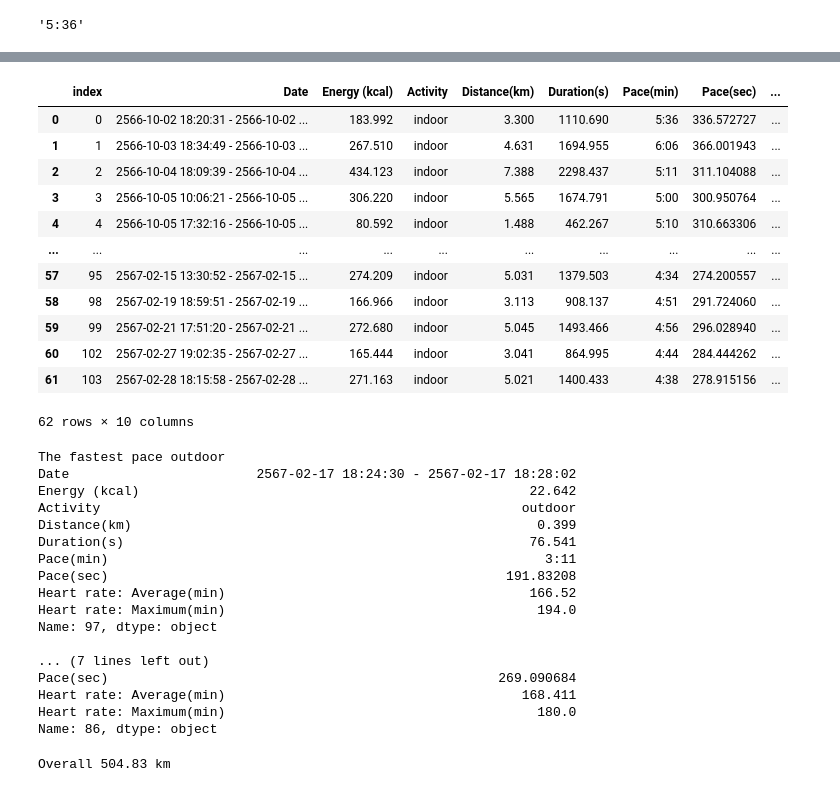
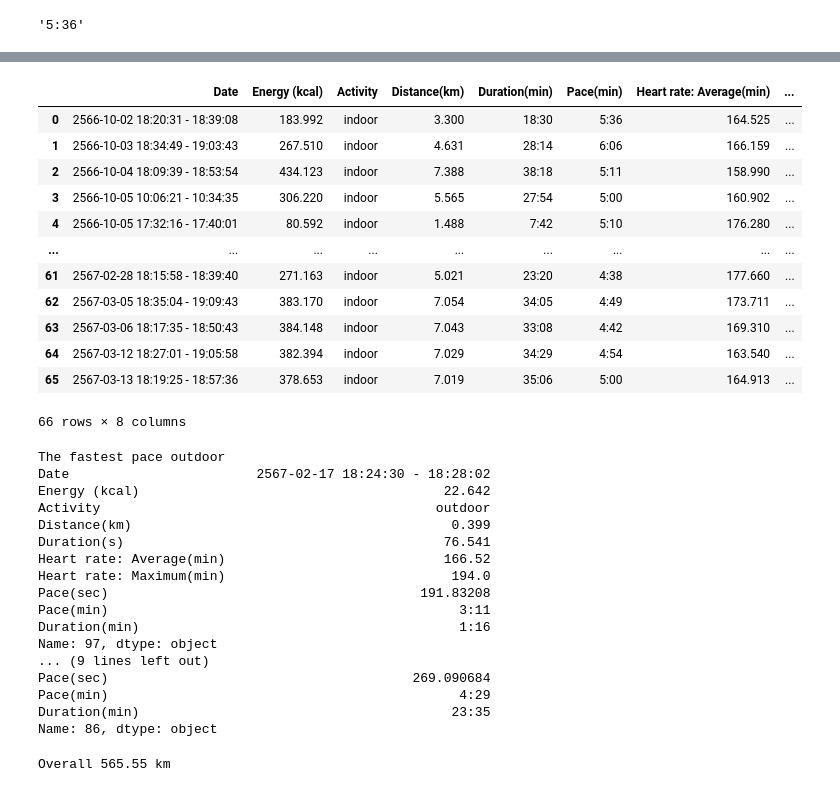
Before and after one commit to JFKongphop/running-analysis, a Jupyter notebook: index.ipynb, the cells around one changed output, grey strips where cells are left out. Saved outputs shown, nothing was run; the diff lists cells and outputs as text; code cells hidden in the pictures.

```diff
--- a/index.ipynb
+++ b/index.ipynb
@@ -57,9 +67,6 @@ df = pd.concat(
   map(pd.read_csv, runningcsv_files),
   ignore_index=True
 )
-
-df['Date'].apply(edit_date_format)
-
 
 rename_column(df, 'Active energy burned(kcal)', 'Energy (kcal)')
 rename_column(df, 'Heart rate: Average(count/min)', 'Heart rate: Average(min)')
@@ -82,14 +89,14 @@ drop_columns = [
 for column in drop_columns:
   drop_column(df, column)
 
-
 df['Pace(sec)'] = df['Duration(s)'] / df['Distance(km)']
 df['Pace(min)'] = df['Pace(sec)'].apply(sec_to_min)
 df['Activity'] = df['Activity'].apply(convert_activity)
+df['Date'] = df['Date'].apply(edit_date_format)
+df['Duration(min)'] = df['Duration(s)'].apply(sec_to_min)
 
+column_order = ['Date', 'Energy (kcal)', 'Activity', 'Distance(km)', 'Duration(min)', 'Pace(min)', 'Heart rate: Average(min)', 'Heart rate: Maximum(min)']
+d = df[column_order]
 
-column_order = ['Date', 'Energy (kcal)', 'Activity', 'Distance(km)',  'Duration(s)', 'Pace(min)', 'Pace(sec)', 'Heart rate: Average(min)', 'Heart rate: Maximum(min)']
-df = df[column_order]
-
-df
+d
 # %% [output]
@@ -133,20 +140,20 @@ outdoor.reset_index()
 # %%
 indoor = filter_value(df, 'Activity', 'indoor')
-indoor.reset_index()
+indoor.reset_index()[column_order]
 # %% [output]
-|  | index | Date | Energy (kcal) | Activity | Distance(km) | Duration(s) | Pace(min) | Pace(sec) | ... |
-| 0 | 0 | 2566-10-02 18:20:31 - 2566-10-02 ... | 183.992 | indoor | 3.300 | 1110.690 | 5:36 | 336.572727 | ... |
-| 1 | 1 | 2566-10-03 18:34:49 - 2566-10-03 ... | 267.510 | indoor | 4.631 | 1694.955 | 6:06 | 366.001943 | ... |
-| 2 | 2 | 2566-10-04 18:09:39 - 2566-10-04 ... | 434.123 | indoor | 7.388 | 2298.437 | 5:11 | 311.104088 | ... |
-| 3 | 3 | 2566-10-05 10:06:21 - 2566-10-05 ... | 306.220 | indoor | 5.565 | 1674.791 | 5:00 | 300.950764 | ... |
-| 4 | 4 | 2566-10-05 17:32:16 - 2566-10-05 ... | 80.592 | indoor | 1.488 | 462.267 | 5:10 | 310.663306 | ... |
-| ... | ... | ... | ... | ... | ... | ... | ... | ... | ... |
-| 57 | 95 | 2567-02-15 13:30:52 - 2567-02-15 ... | 274.209 | indoor | 5.031 | 1379.503 | 4:34 | 274.200557 | ... |
-| 58 | 98 | 2567-02-19 18:59:51 - 2567-02-19 ... | 166.966 | indoor | 3.113 | 908.137 | 4:51 | 291.724060 | ... |
-| 59 | 99 | 2567-02-21 17:51:20 - 2567-02-21 ... | 272.680 | indoor | 5.045 | 1493.466 | 4:56 | 296.028940 | ... |
-| 60 | 102 | 2567-02-27 19:02:35 - 2567-02-27 ... | 165.444 | indoor | 3.041 | 864.995 | 4:44 | 284.444262 | ... |
-| 61 | 103 | 2567-02-28 18:15:58 - 2567-02-28 ... | 271.163 | indoor | 5.021 | 1400.433 | 4:38 | 278.915156 | ... |
+|  | Date | Energy (kcal) | Activity | Distance(km) | Duration(min) | Pace(min) | Heart rate: Average(min) | ... |
+| 0 | 2566-10-02 18:20:31 - 18:39:08 | 183.992 | indoor | 3.300 | 18:30 | 5:36 | 164.525 | ... |
+| 1 | 2566-10-03 18:34:49 - 19:03:43 | 267.510 | indoor | 4.631 | 28:14 | 6:06 | 166.159 | ... |
+| 2 | 2566-10-04 18:09:39 - 18:53:54 | 434.123 | indoor | 7.388 | 38:18 | 5:11 | 158.990 | ... |
+| 3 | 2566-10-05 10:06:21 - 10:34:35 | 306.220 | indoor | 5.565 | 27:54 | 5:00 | 160.902 | ... |
+| 4 | 2566-10-05 17:32:16 - 17:40:01 | 80.592 | indoor | 1.488 | 7:42 | 5:10 | 176.280 | ... |
+| ... | ... | ... | ... | ... | ... | ... | ... | ... |
+| 61 | 2567-02-28 18:15:58 - 18:39:40 | 271.163 | indoor | 5.021 | 23:20 | 4:38 | 177.660 | ... |
+| 62 | 2567-03-05 18:35:04 - 19:09:43 | 383.170 | indoor | 7.054 | 34:05 | 4:49 | 173.711 | ... |
+| 63 | 2567-03-06 18:17:35 - 18:50:43 | 384.148 | indoor | 7.043 | 33:08 | 4:42 | 169.310 | ... |
+| 64 | 2567-03-12 18:27:01 - 19:05:58 | 382.394 | indoor | 7.029 | 34:29 | 4:54 | 163.540 | ... |
+| 65 | 2567-03-13 18:19:25 - 18:57:36 | 378.653 | indoor | 7.019 | 35:06 | 5:00 | 164.913 | ... |
-62 rows × 10 columns
+66 rows × 8 columns
 # %%
 def pace_table(data) -> str:
   fastest_pace = df.loc[data]
@@ -182,21 +189,21 @@ print('The fastest pace indoor')
 print(fastest_indoor_pace_table)
 # %% [output]
 The fastest pace outdoor
-Date                        2567-02-17 18:24:30 - 2567-02-17 18:28:02
-Energy (kcal)                                                  22.642
-Activity                                                      outdoor
-Distance(km)                                                    0.399
-Duration(s)                                                    76.541
-Pace(min)                                                        3:11
-Pace(sec)                                                   191.83208
-Heart rate: Average(min)                                       166.52
-Heart rate: Maximum(min)                                        194.0
+Date                        2567-02-17 18:24:30 - 18:28:02
+Energy (kcal)                                       22.642
+Activity                                           outdoor
+Distance(km)                                         0.399
+Duration(s)                                         76.541
+Heart rate: Average(min)                            166.52
+Heart rate: Maximum(min)                             194.0
+Pace(sec)                                        191.83208
+Pace(min)                                             3:11
+Duration(min)                                         1:16
 Name: 97, dtype: object
-
-... (7 lines left out)
-Pace(sec)                                                  269.090684
-Heart rate: Average(min)                                      168.411
-Heart rate: Maximum(min)                                        180.0
+... (9 lines left out)
+Pace(sec)                                       269.090684
+Pace(min)                                             4:29
+Duration(min)                                        23:35
 Name: 86, dtype: object
 # %%
 def date_selector(df: DataFrame, date: str) -> DataFrame:
@@ -208,5 +215,5 @@ def mean_column(df: DataFrame, column: str):
 distance = df['Distance(km)'].sum()
 print(f'Overall {distance:.2f} km')
 # %% [output]
-Overall 504.83 km
+Overall 565.55 km
 # %%
```
Also changed, not shown: parts of 4 cells of this notebook, 1 other file.
